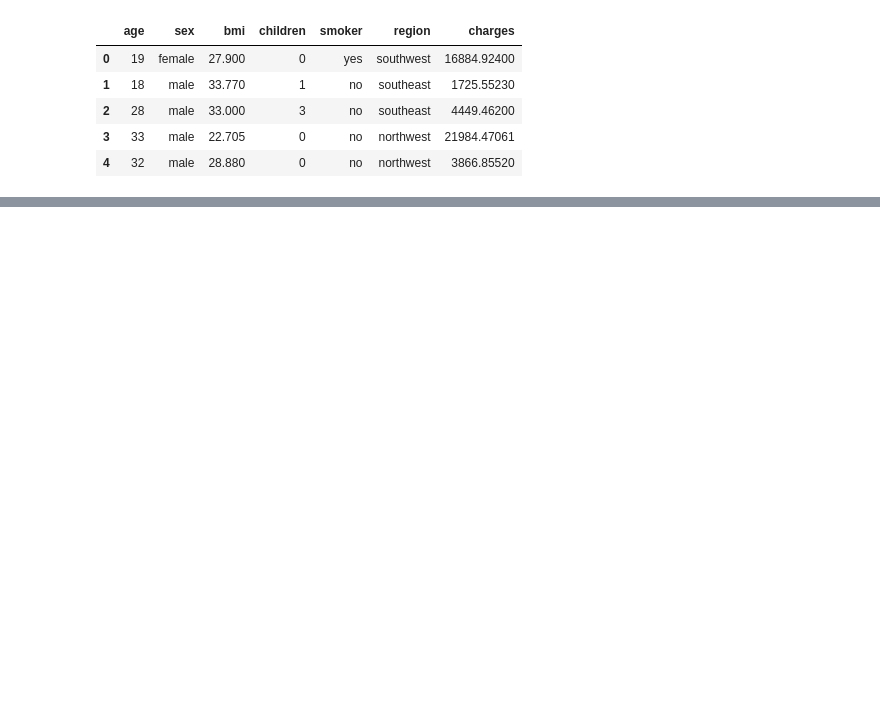
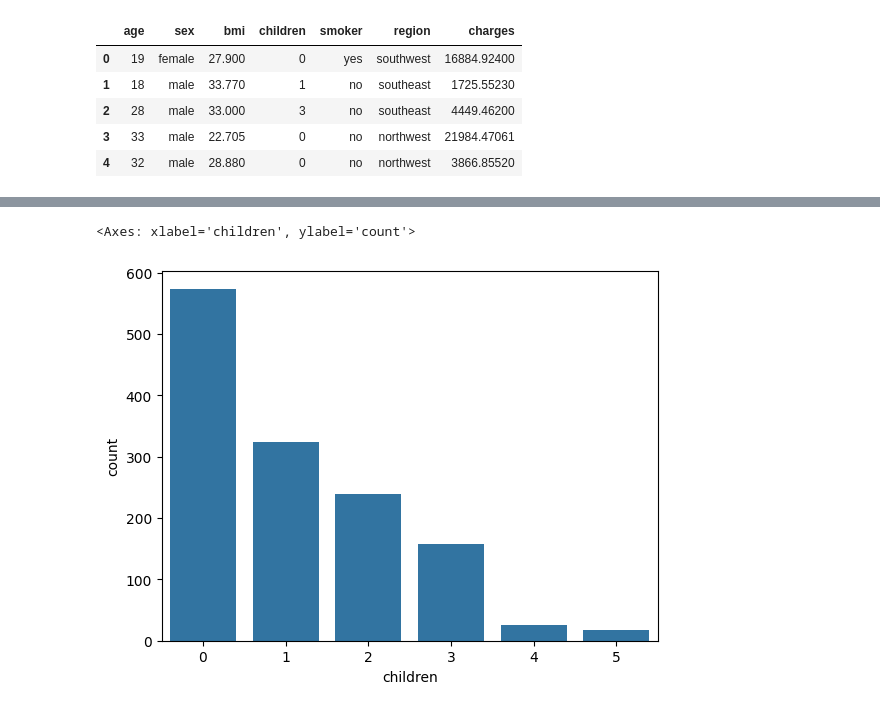
Before and after one commit to rohit2647/codel1, a Jupyter notebook: eda_insurance.ipynb, the cells around one changed output, grey strips where cells are left out. Cells and saved outputs as stored; diff of their text form; code cells hidden in the pictures; blank space fills up the shorter version.

```diff
--- a/eda_insurance.ipynb
+++ b/eda_insurance.ipynb
@@ -16,0 +113,5 @@ df.head()
+# %%
+sns.countplot(x=df['children'])
+# %% [output]
+<Axes: xlabel='children', ylabel='count'>
+[figure, added]
```
Also changed, not shown: parts of 12 cells of this notebook, 1 other file.
